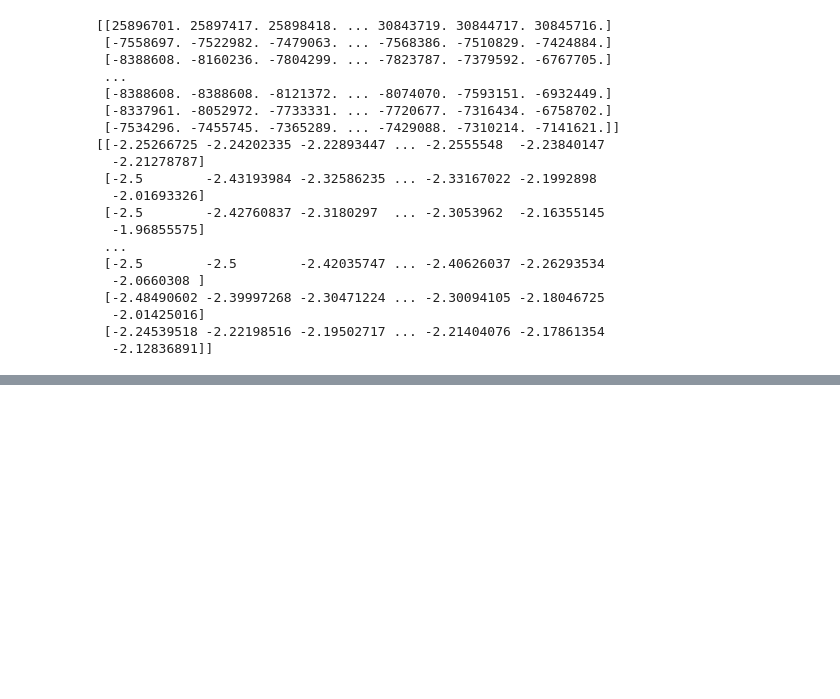
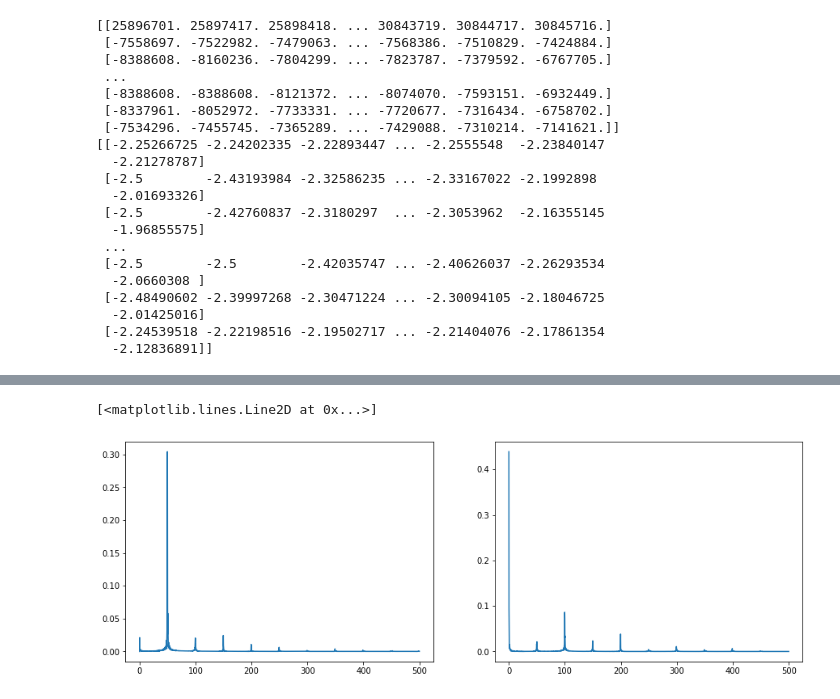
Before and after one commit to kstray/master-thesis-implementation, a Jupyter notebook: emg_processing.ipynb, the cells around one changed output, grey strips where cells are left out. Drawn from its saved outputs; the diff is of its cells as text; code cells hidden in the pictures; blank space fills up the shorter version.

```diff
--- a/emg_processing.ipynb
+++ b/emg_processing.ipynb
@@ -123,0 +145,14 @@ plt.plot(x, 2.0/N * np.abs(y_fft[:N//2]))
+# %%
+B, A = scipy.signal.butter(3, 0.9, output='ba')
+smooth = scipy.signal.filtfilt(B, A, abs((y-y.mean())))
+
+smooth_fft = scipy.fftpack.fft(smooth)
+
+fig = plt.figure(figsize=(15,5))
+plt.subplot(1, 2, 1)
+plt.plot(x, 2.0/N * np.abs(y_fft[:N//2]))
+plt.subplot(1, 2, 2)
+plt.plot(x, 2.0/N * np.abs(smooth_fft[:N//2]))
+# %% [output]
+[<matplotlib.lines.Line2D at 0x...>]
+[figure, added]
```
Also changed, not shown: parts of 3 cells of this notebook.
